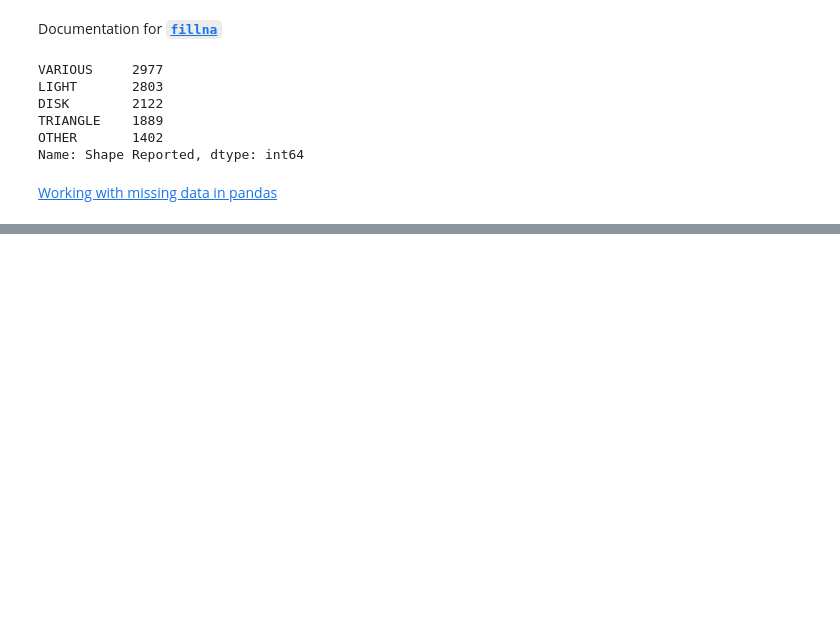
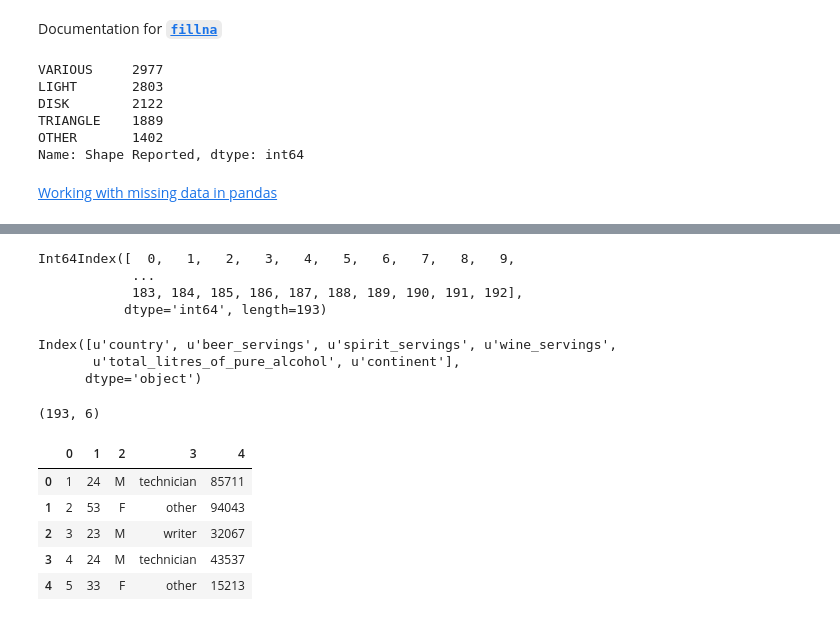
Before and after one commit to justmarkham/pandas-videos, a Jupyter notebook: pandas.ipynb, the cells around one changed output, grey strips where cells are left out. Saved outputs shown, nothing was run; the diff lists cells and outputs as text; code cells hidden in the pictures; blank space fills up the shorter version.

```diff
--- a/pandas.ipynb
+++ b/pandas.ipynb
@@ -1352,0 +1368,30 @@ Name: Shape Reported, dtype: int64
+# %%
+# every DataFrame has an index (sometimes called the "row labels")
+drinks.index
+# %% [output]
+Int64Index([  0,   1,   2,   3,   4,   5,   6,   7,   8,   9,
+            ...
+            183, 184, 185, 186, 187, 188, 189, 190, 191, 192],
+           dtype='int64', length=193)
+# %%
+# column names are also stored in a special "index" object
+drinks.columns
+# %% [output]
+Index([u'country', u'beer_servings', u'spirit_servings', u'wine_servings',
+       u'total_litres_of_pure_alcohol', u'continent'],
+      dtype='object')
+# %%
+# neither the index nor the columns are included in the shape
+drinks.shape
+# %% [output]
+(193, 6)
+# %%
+# index and columns both default to integers if you don't define them
+pd.read_table('http://bit.ly/movieusers', header=None, sep='|').head()
+# %% [output]
+|  | 0 | 1 | 2 | 3 | 4 |
+| 0 | 1 | 24 | M | technician | 85711 |
+| 1 | 2 | 53 | F | other | 94043 |
+| 2 | 3 | 23 | M | writer | 32067 |
+| 3 | 4 | 24 | M | technician | 43537 |
+| 4 | 5 | 33 | F | other | 15213 |
```
Also changed, not shown: parts of 44 cells of this notebook, 1 other file.
